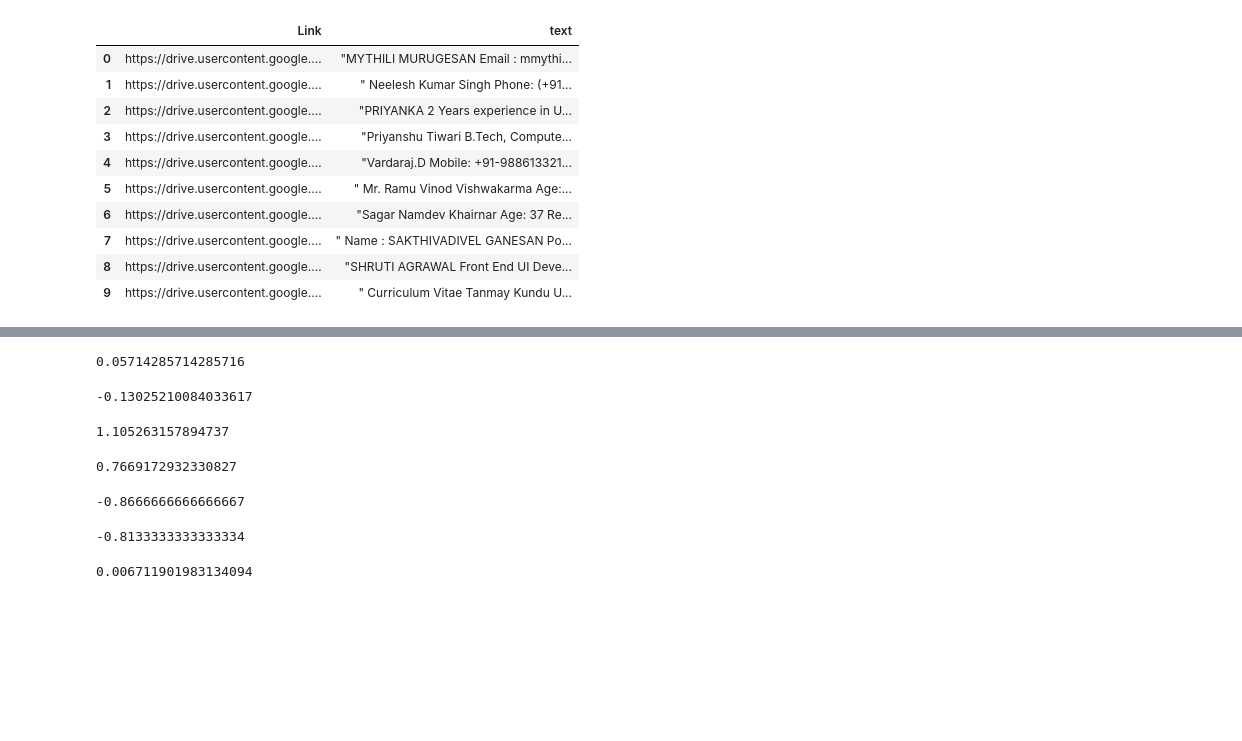
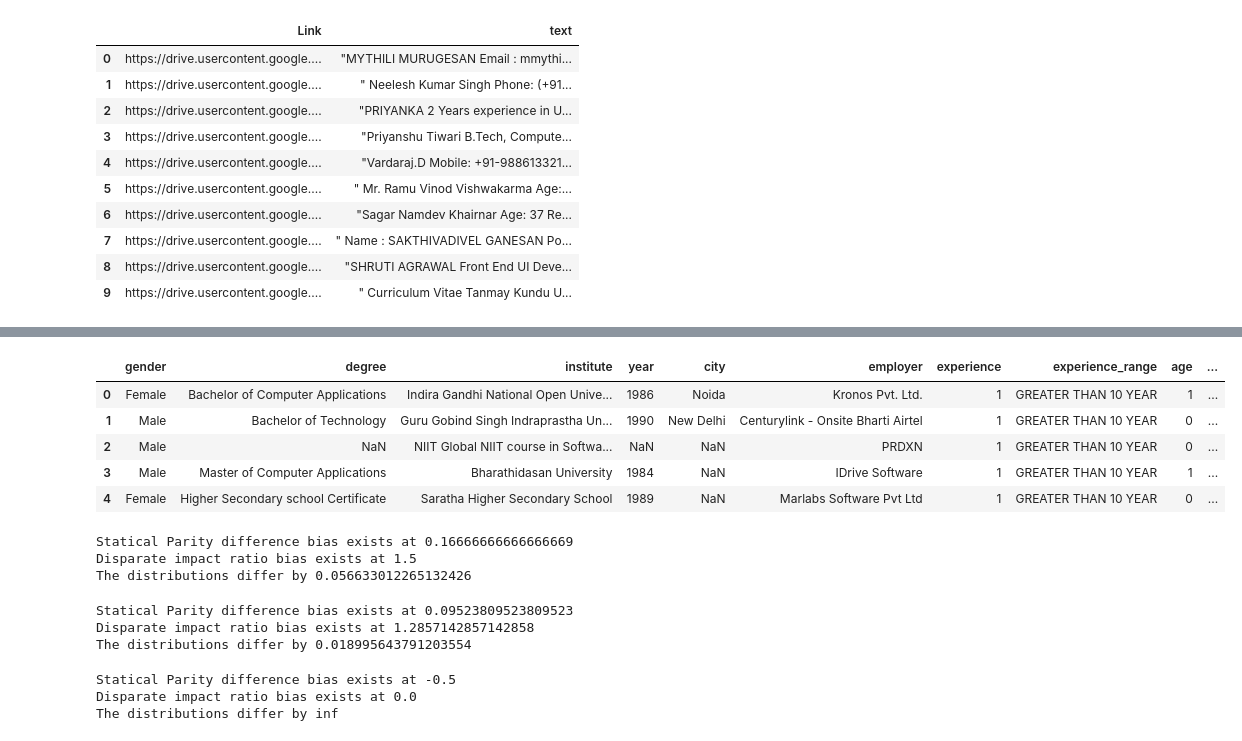
Before and after one commit to Ajay-TR/tr-bias-governance, a Jupyter notebook: ai360.ipynb, the cells around one changed output, grey strips where cells are left out. Saved outputs shown, nothing was run; the diff lists cells and outputs as text; code cells hidden in the pictures; blank space fills up the shorter version.

```diff
--- a/ai360.ipynb
+++ b/ai360.ipynb
@@ -190,31 +304,19 @@ Selected      0
 dtype: int64
 # %%
-df.dropna(inplace=True)
+df.reset_index(drop=True, inplace=True)
-# %%
-metrics.statistical_parity_difference(df['Selected'], prot_attr=df['Gender'], priv_group='M')
-# %% [output]
-0.05714285714285716
-# %%
-metrics.statistical_parity_difference(df['Selected'], prot_attr=df['Religion'], priv_group='Hindu')
-# %% [output]
--0.13025210084033617
-# %%
-metrics.disparate_impact_ratio(df['Selected'], prot_attr=df['Gender'], priv_group='M')
-# %% [output]
-1.105263157894737
-# %%
-metrics.disparate_impact_ratio(df['Selected'], prot_attr=df['Religion'], priv_group='Hindu')
-# %% [output]
-0.7669172932330827
-# %%
-metrics.class_imbalance(y_true=df['Selected'], prot_attr=df['Gender'], priv_group='M')
-# %% [output]
--0.8666666666666667
-# %%
-metrics.class_imbalance(y_true=df['Selected'], prot_attr=df['Religion'], priv_group='Hindu')
-# %% [output]
--0.8133333333333334
-# %%
-metrics.kl_divergence(y_true=df['Selected'], prot_attr=df['Gender'], priv_group='M')
-# %% [output]
-0.006711901983134094
+# %%
+max_selection = 4
+old_age = 35
+for index, _ in resumes.iterrows():
+    df.at[index, "Selected"] = 1 if index < max_selection else 0
+df['age'] = df['age'].apply(lambda x: 1 if x > 35 else 0)
+df['experience'] = df['experience'].apply(lambda x: 1 if x > 5 else 0)
+# %%
+df.head()
+# %% [output]
+|  | gender | degree | institute | year | city | employer | experience | experience_range | age | ... |
+| 0 | Female | Bachelor of Computer Applications | Indira Gandhi National Open Unive... | 1986 | Noida | Kronos Pvt. Ltd. | 1 | GREATER THAN 10 YEAR | 1 | ... |
+| 1 | Male | Bachelor of Technology | Guru Gobind Singh Indraprastha Un... | 1990 | New Delhi | Centurylink - Onsite Bharti Airtel | 1 | GREATER THAN 10 YEAR | 0 | ... |
+| 2 | Male | NaN | NIIT Global NIIT course in Softwa... | NaN | NaN | PRDXN | 1 | GREATER THAN 10 YEAR | 0 | ... |
+| 3 | Male | Master of Computer Applications | Bharathidasan University | 1984 | NaN | IDrive Software | 1 | GREATER THAN 10 YEAR | 1 | ... |
+| 4 | Female | Higher Secondary school Certificate | Saratha Higher Secondary School | 1989 | NaN | Marlabs Software Pvt Ltd | 1 | GREATER THAN 10 YEAR | 0 | ... |
@@ -221 +335,19 @@ metrics.kl_divergence(y_true=df['Selected'], prot_attr=df['Gender'], priv_group=
+# %%
+check_bias('age', 0)
+# %% [output]
+Statical Parity difference bias exists at 0.16666666666666669
+Disparate impact ratio bias exists at 1.5
+The distributions differ by 0.056633012265132426
+# %%
+check_bias('gender', 'Female')
+# %% [output]
+Statical Parity difference bias exists at 0.09523809523809523
+Disparate impact ratio bias exists at 1.2857142857142858
+The distributions differ by 0.018995643791203554
+# %%
+check_bias('experience', 1)
+# %% [output]
+Statical Parity difference bias exists at -0.5
+Disparate impact ratio bias exists at 0.0
+The distributions differ by inf
 # %%
```
Also changed, not shown: parts of 25 cells of this notebook, 40 other files.
